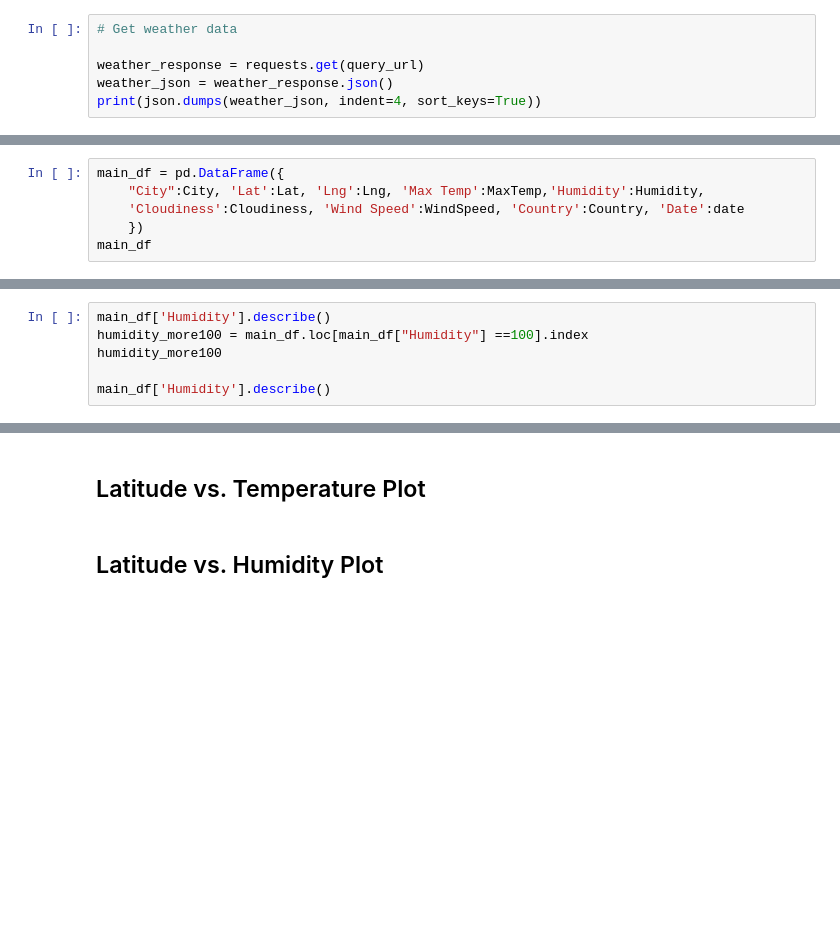
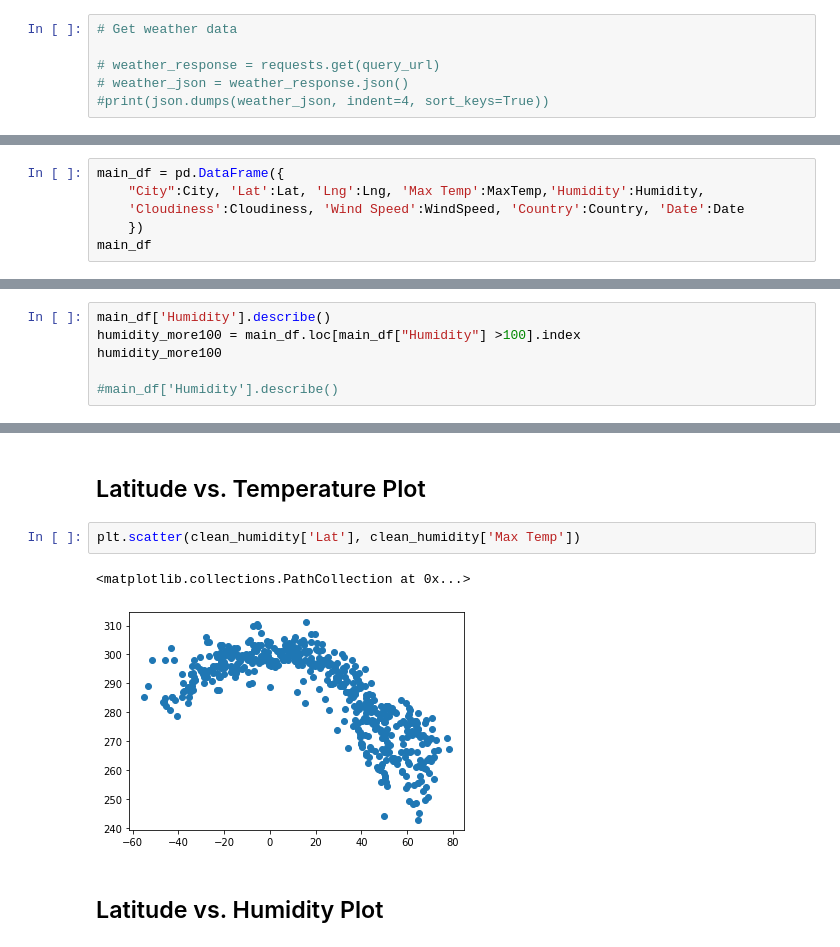
Before and after one commit to Polaris-pixel/PythonAPI-Challenge, a Jupyter notebook: WeatherPy/WeatherPy.ipynb, the cells around one changed output, grey strips where cells are left out. Cells and saved outputs as stored; diff of their text form; blank space fills up the shorter version.

Commit message:
plots

```diff
--- a/WeatherPy/WeatherPy.ipynb
+++ b/WeatherPy/WeatherPy.ipynb
@@ -62,6 +62,6 @@ query_url = url + "appid=" + weather_api_key + "&q="
 # %%
 # Get weather data
 
-weather_response = requests.get(query_url)
-weather_json = weather_response.json()
-print(json.dumps(weather_json, indent=4, sort_keys=True))
+# weather_response = requests.get(query_url)
+# weather_json = weather_response.json()
+#print(json.dumps(weather_json, indent=4, sort_keys=True))
@@ -140,6 +155,6 @@ Processing Record 10 of Set 5 | palmer
 # %%
 main_df = pd.DataFrame({
     "City":City, 'Lat':Lat, 'Lng':Lng, 'Max Temp':MaxTemp,'Humidity':Humidity,
-    'Cloudiness':Cloudiness, 'Wind Speed':WindSpeed, 'Country':Country, 'Date':date
+    'Cloudiness':Cloudiness, 'Wind Speed':WindSpeed, 'Country':Country, 'Date':Date
     })
 main_df
@@ -149,7 +178,7 @@ main_df
 Skip this step if there are no cities that have humidity > 100%.
 # %%
 main_df['Humidity'].describe()
-humidity_more100 = main_df.loc[main_df["Humidity"] ==100].index
+humidity_more100 = main_df.loc[main_df["Humidity"] >100].index
 humidity_more100
 
-main_df['Humidity'].describe()
+#main_df['Humidity'].describe()
@@ -171,5 +213,10 @@ clean_humidity["Humidity"].describe()
 * Save the plotted figures as .pngs.
 # %% [markdown]
 ## Latitude vs. Temperature Plot
+# %%
+plt.scatter(clean_humidity['Lat'], clean_humidity['Max Temp'])
+# %% [output]
+<matplotlib.collections.PathCollection at 0x...>
+[figure, added]
 # %% [markdown]
 ## Latitude vs. Humidity Plot
```
Also changed, not shown: parts of 11 cells of this notebook.
